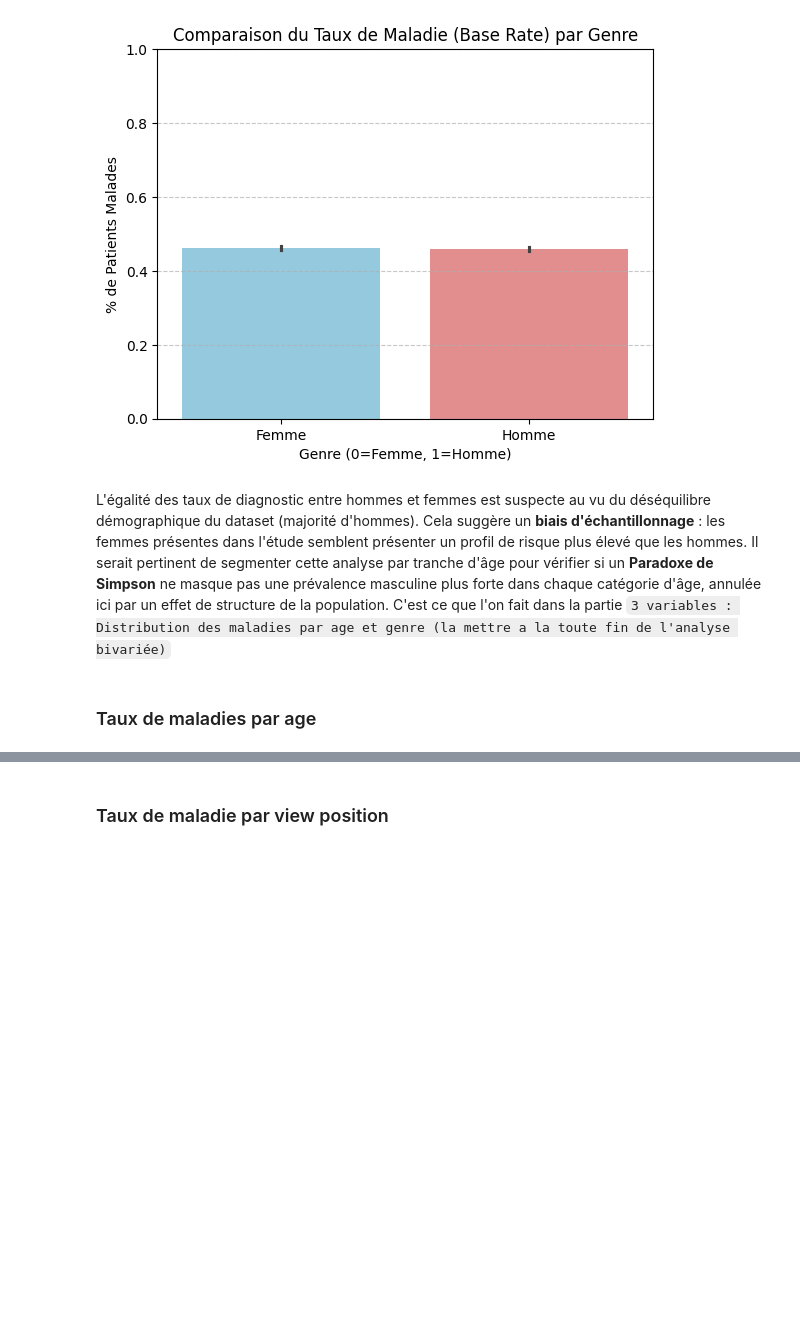
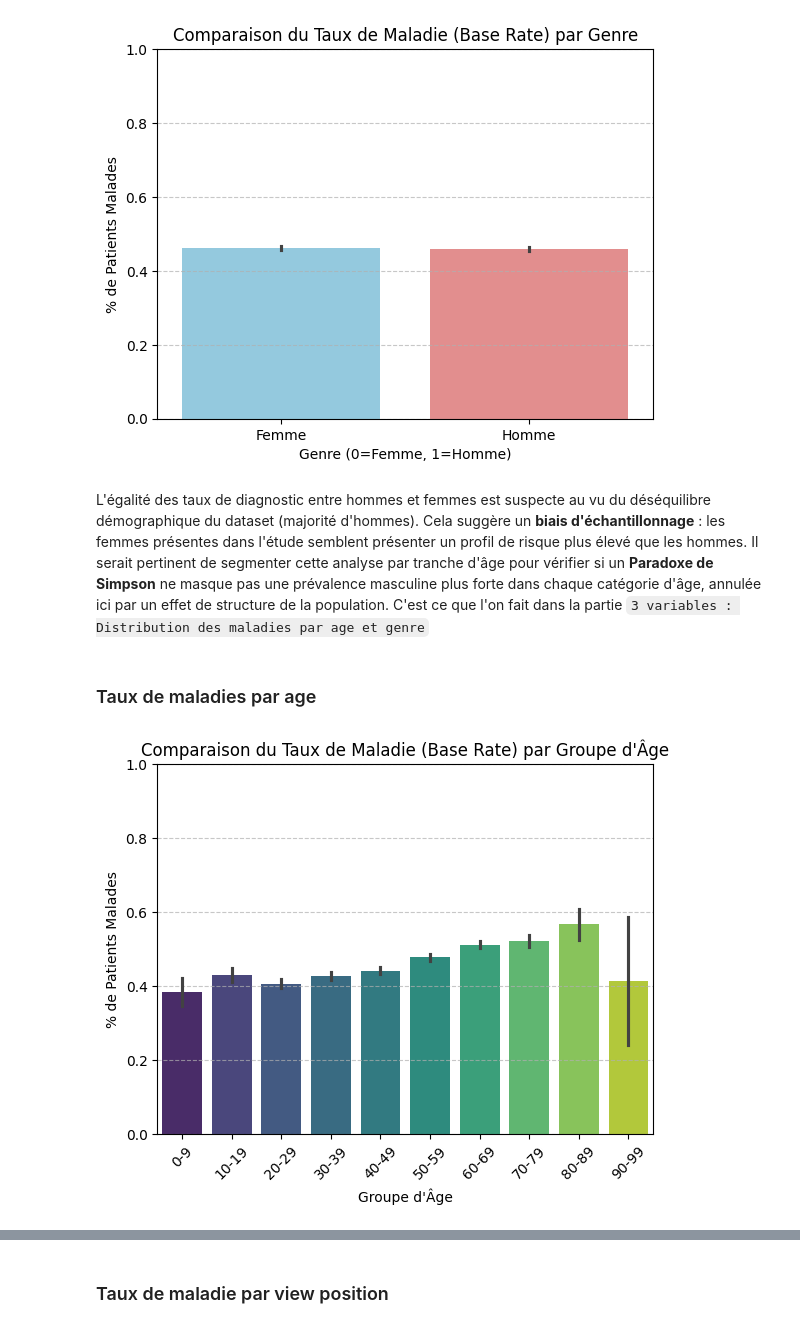
Before and after one commit to gyzzko/bias-in-data-science, a Jupyter notebook: Mi_projet_contri_raphael.ipynb, the cells around one changed output, grey strips where cells are left out. Cells and saved outputs as stored; diff of their text form; code cells hidden in the pictures; blank space fills up the shorter version.

````diff
--- a/Mi_projet_contri_raphael.ipynb
+++ b/Mi_projet_contri_raphael.ipynb
@@ -593,6 +614,22 @@ plt.show()
 # %% [output]
 [figure]
 # %% [markdown]
-L'égalité des taux de diagnostic  entre hommes et femmes est suspecte au vu du déséquilibre démographique du dataset (majorité d'hommes). Cela suggère un **biais d'échantillonnage** : les femmes présentes dans l'étude semblent présenter un profil de risque plus élevé que les hommes. Il serait pertinent de segmenter cette analyse par tranche d'âge pour vérifier si un **Paradoxe de Simpson** ne masque pas une prévalence masculine plus forte dans chaque catégorie d'âge, annulée ici par un effet de structure de la population. C'est ce que l'on fait dans la partie ```3 variables : Distribution des maladies par age et genre (la mettre a la toute fin de l'analyse bivariée)```
+L'égalité des taux de diagnostic  entre hommes et femmes est suspecte au vu du déséquilibre démographique du dataset (majorité d'hommes). Cela suggère un **biais d'échantillonnage** : les femmes présentes dans l'étude semblent présenter un profil de risque plus élevé que les hommes. Il serait pertinent de segmenter cette analyse par tranche d'âge pour vérifier si un **Paradoxe de Simpson** ne masque pas une prévalence masculine plus forte dans chaque catégorie d'âge, annulée ici par un effet de structure de la population. C'est ce que l'on fait dans la partie ```3 variables : Distribution des maladies par age et genre```
 # %% [markdown]
 ### Taux de  maladies par age
+# %%
+# 1. Bin 'Patient Age' into categories (10-year groups)
+bins = [0, 10, 20, 30, 40, 50, 60, 70, 80, 90, 100]
+labels = ['0-9', '10-19', '20-29', '30-39', '40-49', '50-59', '60-69', '70-79', '80-89', '90-99']
+df['Age_Group'] = pd.cut(df['Patient Age'], bins=bins, labels=labels, right=False, include_lowest=True)
+
+sns.barplot(x='Age_Group', y='findings_bins', data=df, palette='viridis', hue='Age_Group', legend=False)
+plt.title('Comparaison du Taux de Maladie (Base Rate) par Groupe d\'Âge')
+plt.xlabel('Groupe d\'Âge')
+plt.ylabel('% de Patients Malades')
+plt.xticks(rotation=45) # Rotate x-axis labels for better readability
+plt.ylim(0, 1) # Ensure y-axis is from 0 to 1 for percentage
+plt.grid(axis='y', linestyle='--', alpha=0.7)
+plt.show()
+# %% [output]
+[figure, added]
````
Also changed, not shown: parts of 36 cells of this notebook.
